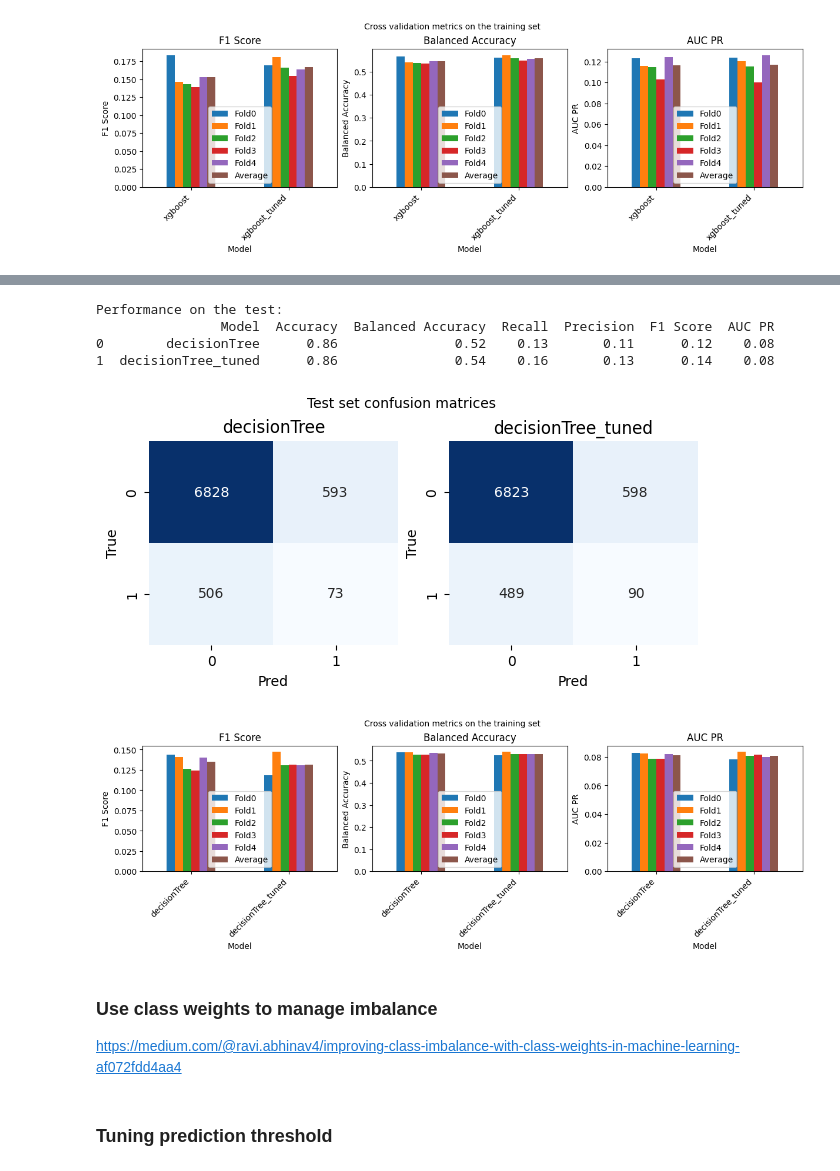
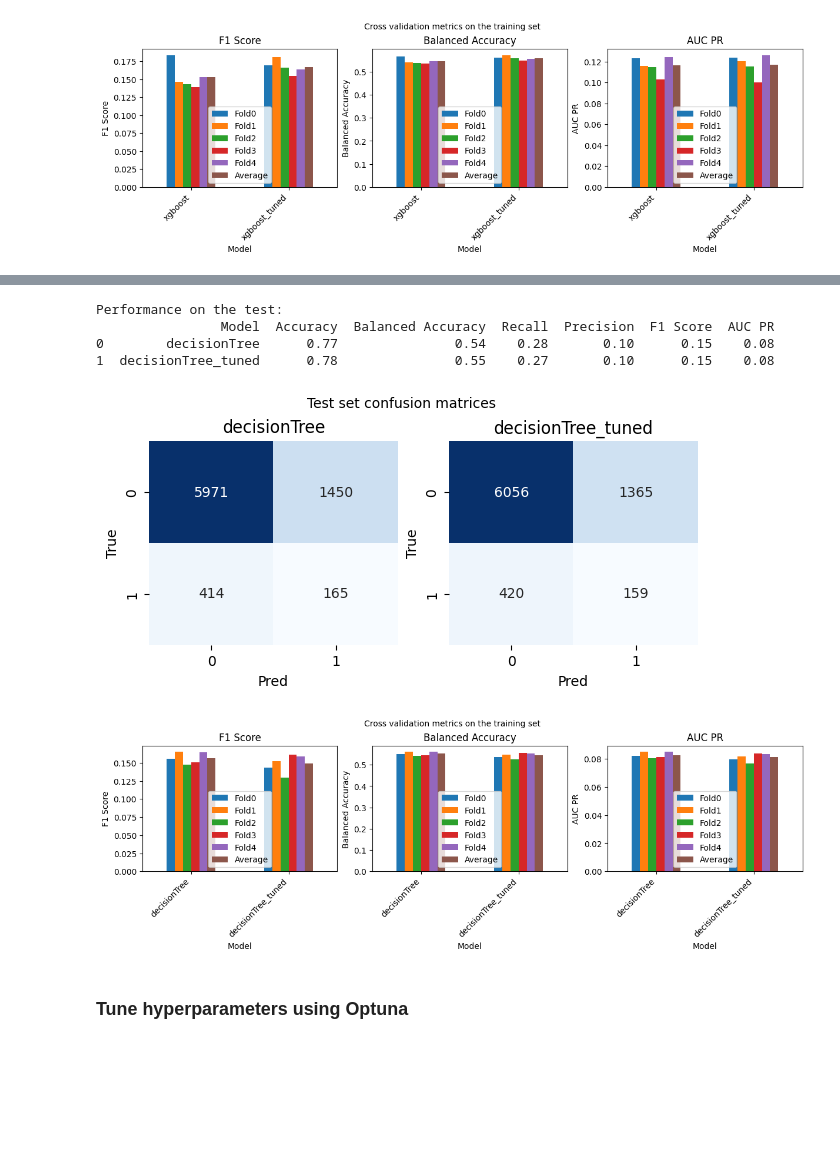
Before and after one commit to buddhiW/jw6h5r0ggDdU6IXW, a Jupyter notebook: main.ipynb, the cells around one changed output, grey strips where cells are left out. Drawn from its saved outputs; the diff is of its cells as text; code cells hidden in the pictures; blank space fills up the shorter version.

```diff
--- a/main.ipynb
+++ b/main.ipynb
@@ -154,7 +154,7 @@ y_test shape:  (8000,)
 #     best_accuracy, best_seed = best_seeds[model]
 #     print(f"{model}: {count} times, Best Accuracy: {best_accuracy:.4f}, Best Seed: {best_seed}")
 # %%
-clf = LazyClassifier(verbose=-1,ignore_warnings=True, predictions=True, random_state=seed, custom_metric=recall_score)
-models,predictions = clf.fit(X_train, X_test, y_train, y_test)
+# clf = LazyClassifier(verbose=-1,ignore_warnings=True, predictions=True, random_state=seed, custom_metric=recall_score)
+# models,predictions = clf.fit(X_train, X_test, y_train, y_test)
 
-models
+# models
@@ -682,3 +659,25 @@ Performance on the test:
 1  xgboost_tuned      0.81               0.56    0.26       0.12      0.16    0.08
 [figure]
 [figure]
+# %%
+# XGBoost does not use class_weight to add weights to classes. It does this using scale_pos_weight.
+
+## Resampling before tuning
+smote = SMOTE(random_state=seed, sampling_strategy=0.25)
+resample = SMOTEENN(smote=smote, enn=EditedNearestNeighbours(sampling_strategy='majority'))
+preprocessing = [('r', resample)]
+X_train_Sam, y_train_Sam = resample.fit_resample(X_train, y_train)
+print("Class distribution after over sampling:", pd.Series(y_train_Sam).value_counts())
+
+counts = y_train_Sam.value_counts()
+frac = counts[0]/counts[1]
+
+model_tuned= XGBClassifier(scale_pos_weight=frac, random_state=seed)
+model = XGBClassifier(random_state=seed)
+classifiers = {'xgboost': model,
+              'xgboost_tuned': model_tuned}
+
+cross_val_f1_df, cross_val_bAcc_df, cross_val_aucpr_df, metrics_df, cm = evaluate_models(
+    classifiers, X_train, y_train, X_test, y_test, preprocessing=preprocessing, seed=seed)
+
+plot_cross_val_metrics(classifiers, cross_val_f1_df, cross_val_bAcc_df, cross_val_aucpr_df, metrics_df, cm)
@@ -702,22 +776,27 @@ Performance on the test:
 # %%
-model_tuned= DecisionTreeClassifier(class_weight='balanced', random_state=seed)
+smote = SMOTE(random_state=seed, sampling_strategy=0.25)
+resample = SMOTEENN(smote=smote, enn=EditedNearestNeighbours(sampling_strategy='majority'))
+preprocessing = [('r', resample)]
+
+counts = y_train_Sam.value_counts()
+total_samples = len(y_train_Sam)
+weights = {0: total_samples / (2 * counts[0]), 1: 5 * total_samples / (2 * counts[1])} # increase the weight of the minority class further.
+
+model_tuned= DecisionTreeClassifier(class_weight=weights, random_state=seed)
 model = DecisionTreeClassifier(random_state=seed)
 classifiers = {'decisionTree': model,
               'decisionTree_tuned': model_tuned}
 
 cross_val_f1_df, cross_val_bAcc_df, cross_val_aucpr_df, metrics_df, cm = evaluate_models(
-    classifiers, X_train, y_train, X_test, y_test, seed=seed)
+    classifiers, X_train, y_train, X_test, y_test, preprocessing=preprocessing, seed=seed)
 
 plot_cross_val_metrics(classifiers, cross_val_f1_df, cross_val_bAcc_df, cross_val_aucpr_df, metrics_df, cm)
 # %% [output]
 Performance on the test:
                 Model  Accuracy  Balanced Accuracy  Recall  Precision  F1 Score  AUC PR
-0        decisionTree      0.86               0.52    0.13       0.11      0.12    0.08
-1  decisionTree_tuned      0.86               0.54    0.16       0.13      0.14    0.08
+0        decisionTree      0.77               0.54    0.28       0.10      0.15    0.08
+1  decisionTree_tuned      0.78               0.55    0.27       0.10      0.15    0.08
-[figure, old version]
+[figure, new version]
-[figure, old version]
+[figure, new version]
-# %% [markdown]
-### Use class weights to manage imbalance
-https://medium.com/@ravi.abhinav4/improving-class-imbalance-with-class-weights-in-machine-learning-af072fdd4aa4
-# %% [markdown]
-### Tuning prediction threshold
+# %% [markdown]
+### Tune hyperparameters using Optuna
```
Also changed, not shown: parts of 14 cells of this notebook.
